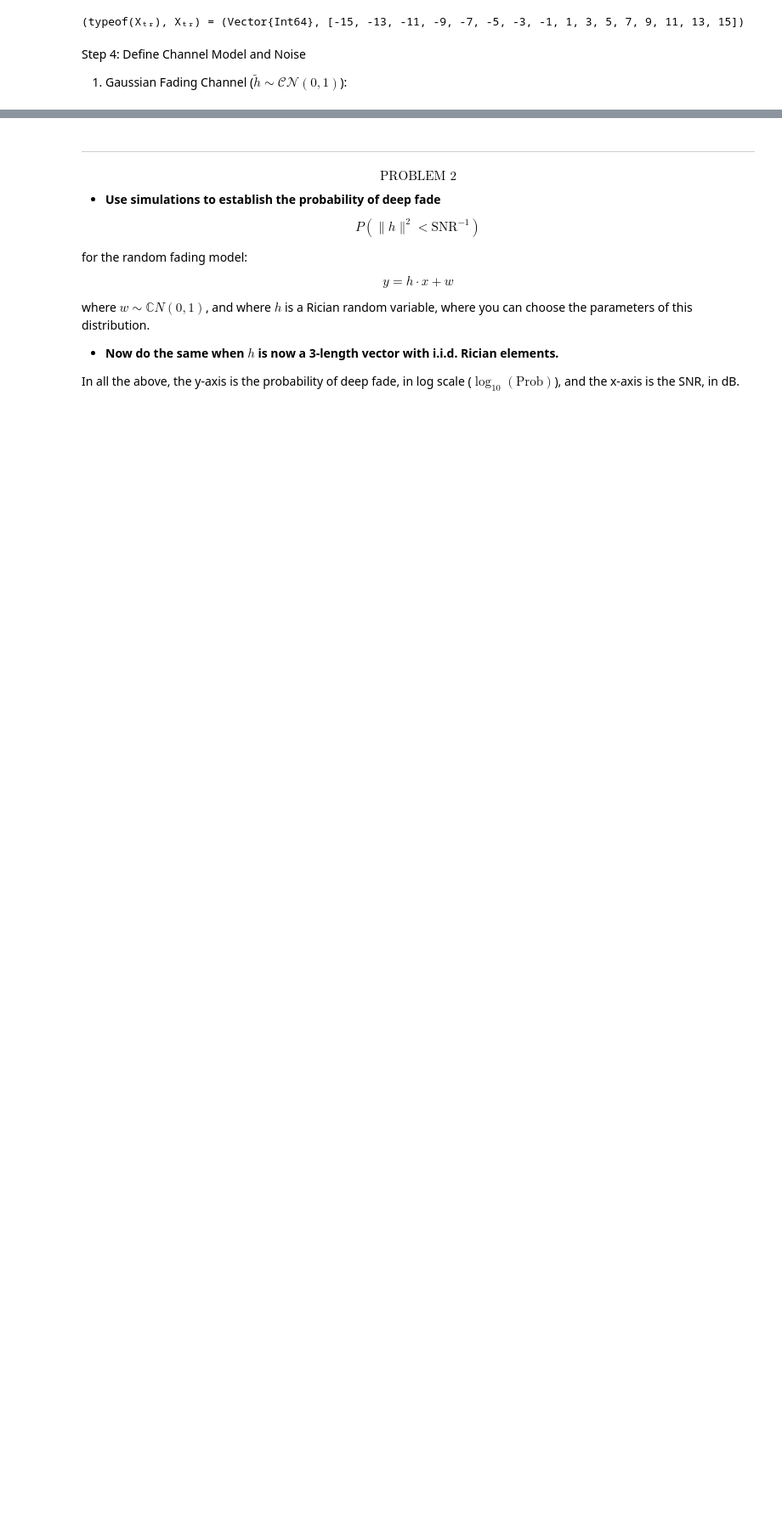
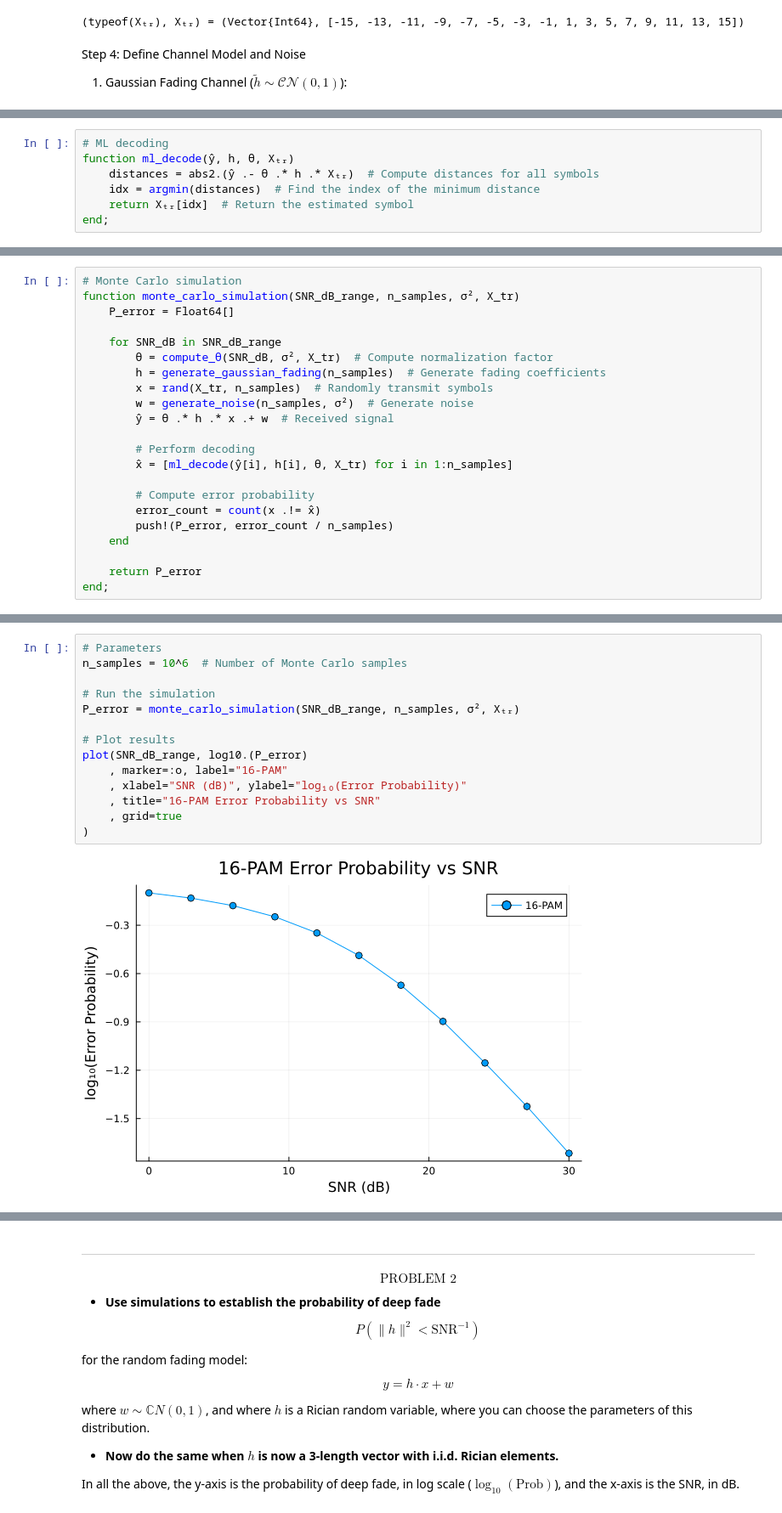
Before and after one commit to setrar/MobCom, a Jupyter notebook: Lab/REPORT.ipynb, the cells around one changed output, grey strips where cells are left out. Shown: that part at 85% size. Saved outputs shown, nothing was run; the diff lists cells and outputs as text; blank space fills up the shorter version.

```diff
--- a/Lab/REPORT.ipynb
+++ b/Lab/REPORT.ipynb
@@ -111,0 +133,7 @@ generate_gaussian_fading (generic function with 1 method)
+# %%
+# ML decoding
+function ml_decode(ŷ, h, θ, Xₜᵣ)
+    distances = abs2.(ŷ .- θ .* h .* Xₜᵣ)  # Compute distances for all symbols
+    idx = argmin(distances)  # Find the index of the minimum distance
+    return Xₜᵣ[idx]  # Return the estimated symbol
+end;
@@ -111,0 +144,22 @@ generate_gaussian_fading (generic function with 1 method)
+# %%
+# Monte Carlo simulation
+function monte_carlo_simulation(SNR_dB_range, n_samples, σ², X_tr)
+    P_error = Float64[]
+
+    for SNR_dB in SNR_dB_range
+        θ = compute_θ(SNR_dB, σ², X_tr)  # Compute normalization factor
+        h = generate_gaussian_fading(n_samples)  # Generate fading coefficients
+        x = rand(X_tr, n_samples)  # Randomly transmit symbols
+        w = generate_noise(n_samples, σ²)  # Generate noise
+        ŷ = θ .* h .* x .+ w  # Received signal
+
+        # Perform decoding
+        x̂ = [ml_decode(ŷ[i], h[i], θ, X_tr) for i in 1:n_samples]
+
+        # Compute error probability
+        error_count = count(x .!= x̂)
+        push!(P_error, error_count / n_samples)
+    end
+
+    return P_error
+end;
@@ -111,0 +170,16 @@ generate_gaussian_fading (generic function with 1 method)
+# %%
+# Parameters
+n_samples = 10^6  # Number of Monte Carlo samples
+
+# Run the simulation
+P_error = monte_carlo_simulation(SNR_dB_range, n_samples, σ², Xₜᵣ)
+
+# Plot results
+plot(SNR_dB_range, log10.(P_error)
+    , marker=:o, label="16-PAM"
+    , xlabel="SNR (dB)", ylabel="log₁₀(Error Probability)"
+    , title="16-PAM Error Probability vs SNR"
+    , grid=true
+)
+# %% [output]
+[figure, added]
```
Also changed, not shown: parts of 14 cells of this notebook, 1 other file.
